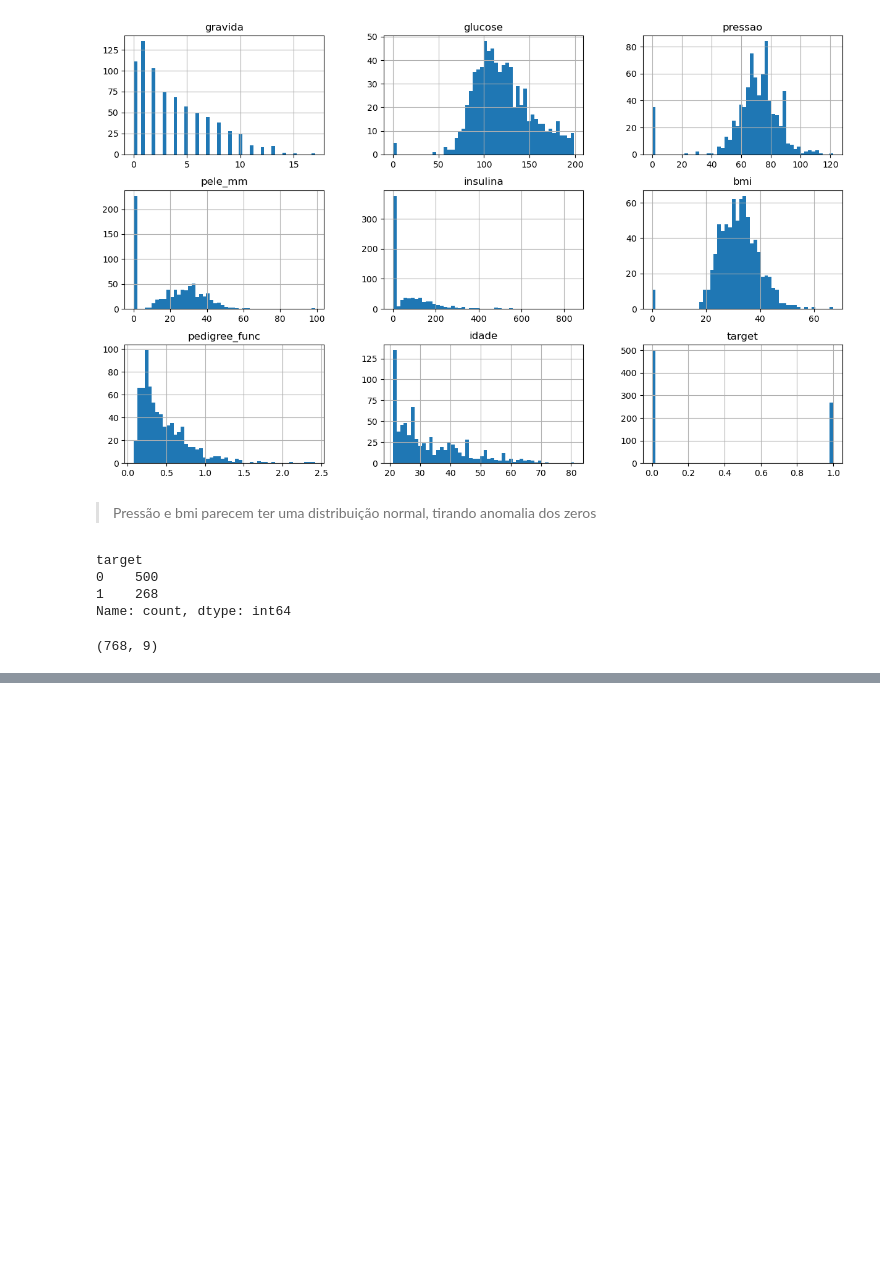
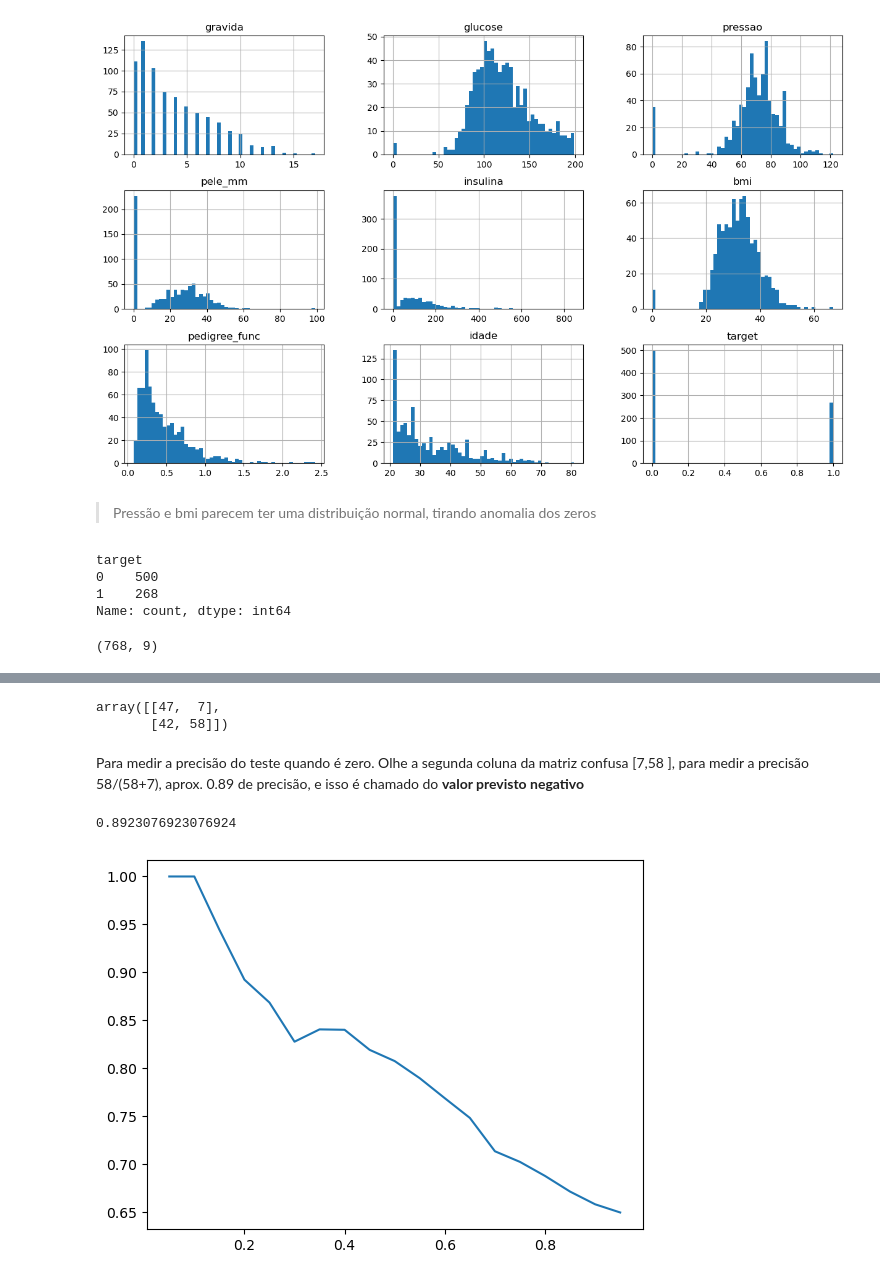
Before and after one commit to samirsaravia/AL-Calc, a Jupyter notebook: ML/scikit-learn/scikit_10.ipynb, the cells around one changed output, grey strips where cells are left out. Saved outputs shown, nothing was run; the diff lists cells and outputs as text; code cells hidden in the pictures; blank space fills up the shorter version.

```diff
--- a/ML/scikit-learn/scikit_10.ipynb
+++ b/ML/scikit-learn/scikit_10.ipynb
@@ -76,0 +197,9 @@ all_data.shape
+# %%
+y_pred_low = binarize(y_prev_proba, threshold=0.2)
+confusion_matrix(y_teste, y_pred_low[:,1], labels=[1,0])
+# %% [output]
+array([[47,  7],
+       [42, 58]])
+# %% [markdown]
+Para medir a precisão do teste quando é zero. Olhe a segunda coluna da matriz confusa \[7,58
+], para medir a precisão 58/(58+7), aprox. 0.89 de precisão, e isso é chamado do **valor previsto negativo**
@@ -76,0 +208,20 @@ all_data.shape
+# %%
+def npv_func(th):
+    y_pred_low = binarize(y_prev_proba, threshold=th)
+    segunda_coluna = confusion_matrix(y_teste, y_pred_low[:,1], labels=[1,0])[:,1]
+    npv = segunda_coluna[1]/ segunda_coluna.sum()
+    return npv
+# %%
+npv_func(0.2)
+# %% [output]
+0.8923076923076924
+# %%
+#visualizar
+ths = np.arange(0,1,0.05)
+npvs = []
+for th in np.arange(0,1.00,0.05):
+    npvs.append(npv_func(th))
+plt.plot(ths, npvs)
+plt.show()
+# %% [output]
+[figure, added]
```
Also changed, not shown: parts of 64 cells of this notebook, 2 other files.
